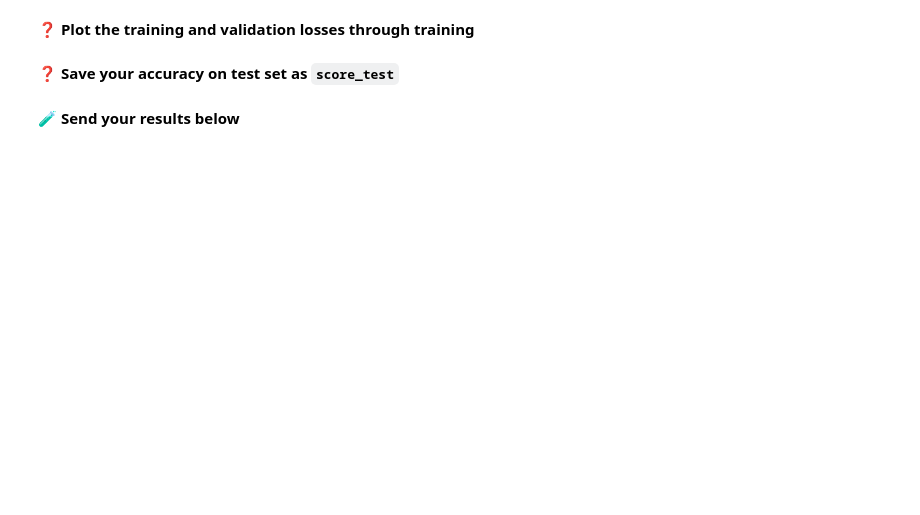
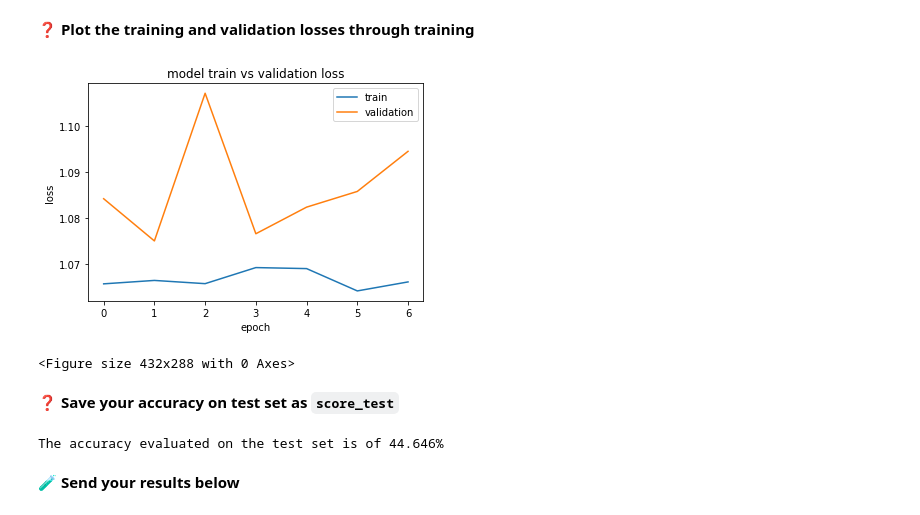
Before and after one commit to ThomasSouchet/data-certification-exam, a Jupyter notebook: recurrent_neural_network/lyrics_detector.ipynb, the cells around one changed output. Cells and saved outputs as stored; diff of their text form; code cells hidden in the pictures; blank space fills up the shorter version.

```diff
--- a/recurrent_neural_network/lyrics_detector.ipynb
+++ b/recurrent_neural_network/lyrics_detector.ipynb
@@ -315,3 +329,18 @@ with open("data_lyrics_solution.pickle", "rb") as file:
+# %%
+from tensorflow.keras import Sequential
+from tensorflow.keras import layers
+
+model = Sequential()
+model.add(layers.Masking())
+model.add(layers.LSTM(10, activation='tanh'))
+model.add(layers.Dense(15, activation='relu'))
+model.add(layers.Dense(3, activation='sigmoid'))
+
+rmsprop_opt = tf.keras.optimizers.RMSprop(learning_rate=0.1)
+
+model.compile(loss='categorical_crossentropy',
+                  optimizer=rmsprop_opt,
+                  metrics=['accuracy'])
 # %% [markdown]
 ❓ **Train your `model` on the `(X_train, y_train)` training set**
 - Use an appropriate loss
@@ -323,0 +351,11 @@ with open("data_lyrics_solution.pickle", "rb") as file:
+# %%
+from tensorflow.keras.callbacks import EarlyStopping
+
+es = EarlyStopping(patience=5, restore_best_weights=True)
+
+history = model.fit(X_train, y_train,
+          batch_size = 16,
+          epochs=50,
+          validation_split=0.3,
+          callbacks=[es]
+         )
@@ -325,13 +378,19 @@ with open("data_lyrics_solution.pickle", "rb") as file:
 ❓ **Plot the training and validation losses through training**
 # %%
 # Plot below your train/val loss history
-# YOUR CODE HERE
-# YOUR CODE HERE
-# YOUR CODE HERE
-
+plt.plot(history.history['loss'])
+plt.plot(history.history['val_loss'])
+plt.title('model train vs validation loss')
+plt.ylabel('loss')
+plt.xlabel('epoch')
+plt.legend(['train', 'validation'], loc='upper right')
+plt.show()
 
 # Run also this code to save figure as jpg in path below (it's your job to ensure it works)
 fig = plt.gcf()
 plt.savefig("tests/history.png")
+# %% [output]
+[figure, added]
+<Figure size 432x288 with 0 Axes>
 # %% [markdown]
 ❓ **Save your accuracy on test set as `score_test`**
@@ -340,3 +397,11 @@ plt.savefig("tests/history.png")
+# %%
+res = model.evaluate(X_test, y_test, verbose=0)
+
+score_test = res[1]*100
+
+print(f'The accuracy evaluated on the test set is of {score_test:.3f}%')
+# %% [output]
+The accuracy evaluated on the test set is of 44.646%
 # %% [markdown]
 🧪 **Send your results below**
 # %%
```
Also changed, not shown: parts of 7 cells of this notebook, 2 other files.
